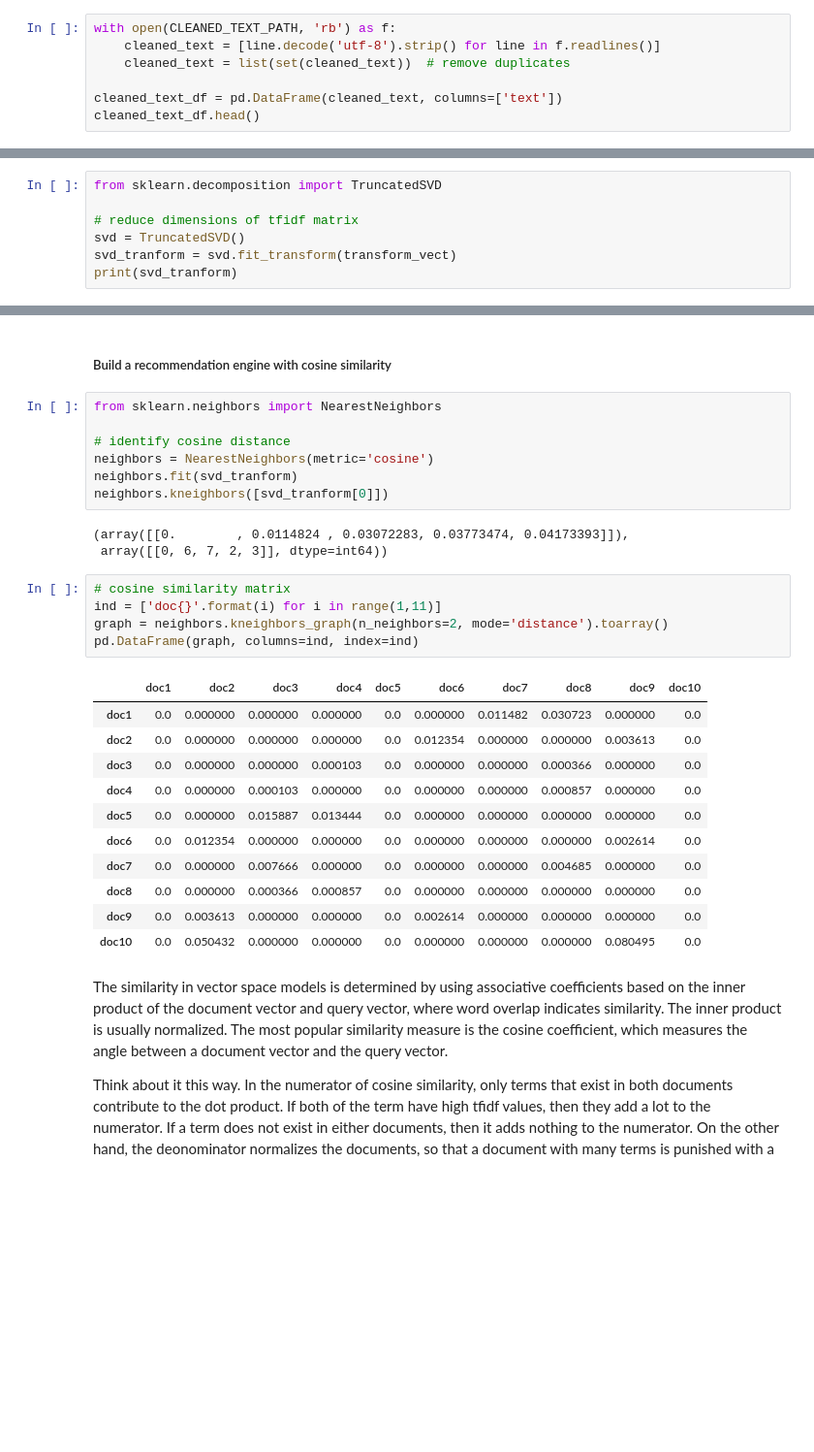
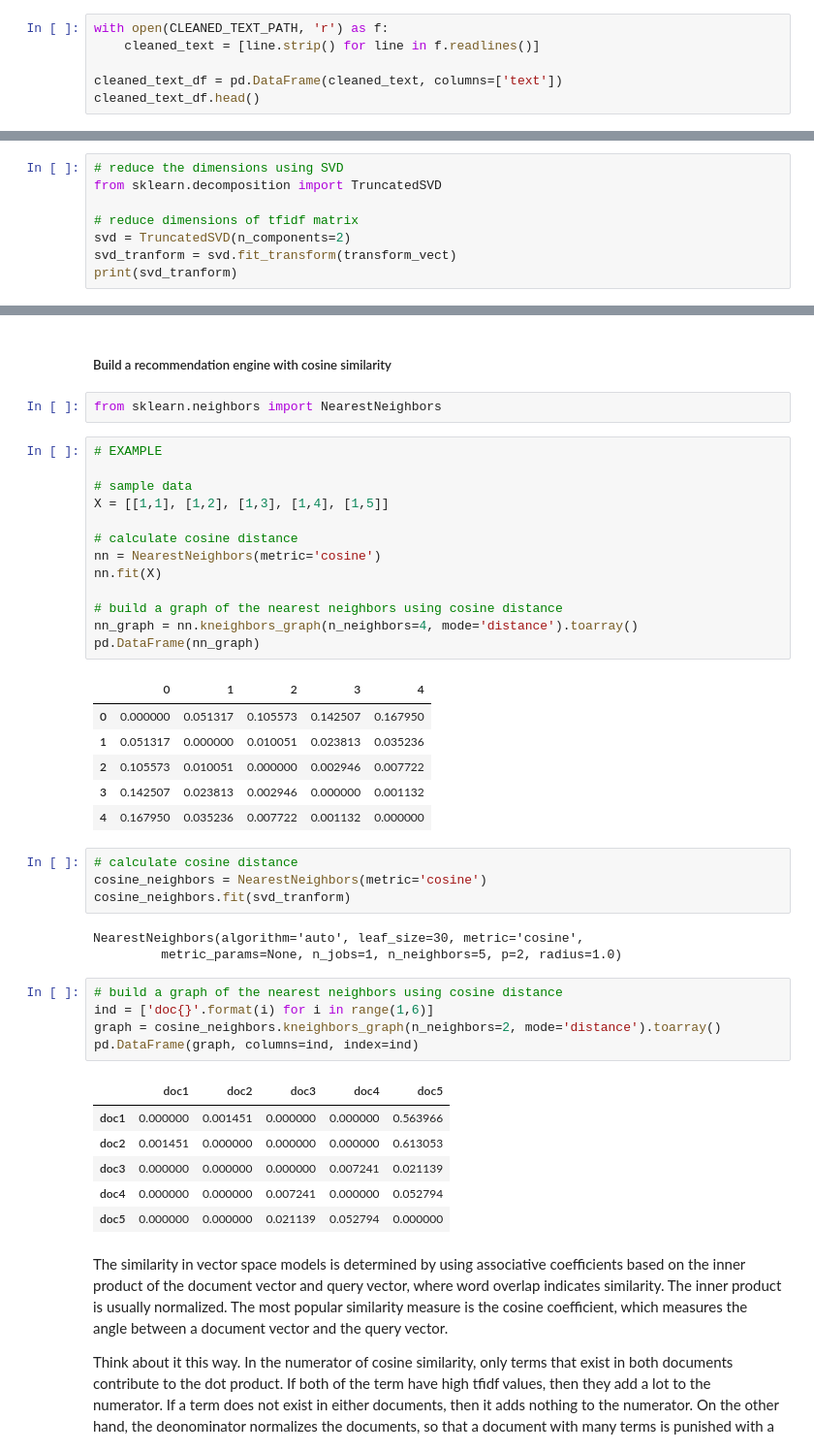
Before and after one commit to Alexjmsherman/nlp_practicum_health, a Jupyter notebook: lessons/lesson_7_text_similarity/text_similarity_solution.ipynb, the cells around one changed output, grey strips where cells are left out. Shown at 97% size. Saved outputs shown, nothing was run; the diff lists cells and outputs as text; blank space fills up the shorter version.

```diff
--- a/lessons/lesson_7_text_similarity/text_similarity_solution.ipynb
+++ b/lessons/lesson_7_text_similarity/text_similarity_solution.ipynb
@@ -75,9 +80,8 @@ SIMILARITY_INDEX = config['NLP']['SIMILARITY_INDEX']
 # %% [markdown]
 ### Review Cleaned Text
 # %%
-with open(CLEANED_TEXT_PATH, 'rb') as f:
-    cleaned_text = [line.decode('utf-8').strip() for line in f.readlines()]
-    cleaned_text = list(set(cleaned_text))  # remove duplicates
+with open(CLEANED_TEXT_PATH, 'r') as f:
+    cleaned_text = [line.strip() for line in f.readlines()]
 
 cleaned_text_df = pd.DataFrame(cleaned_text, columns=['text'])
 cleaned_text_df.head()
@@ -480,8 +473,9 @@ pd.DataFrame(transform_vect.toarray(), columns=vect.get_feature_names())
 # %%
+# reduce the dimensions using SVD
 from sklearn.decomposition import TruncatedSVD
 
 # reduce dimensions of tfidf matrix
-svd = TruncatedSVD()
+svd = TruncatedSVD(n_components=2)
 svd_tranform = svd.fit_transform(transform_vect)
 print(svd_tranform)
 # %% [output]
@@ -498,32 +487,46 @@ print(svd_tranform)
 # %% [markdown]
 ##### Build a recommendation engine with cosine similarity
+# %%
+from sklearn.neighbors import NearestNeighbors
+# %%
+# EXAMPLE
+
+# sample data
+X = [[1,1], [1,2], [1,3], [1,4], [1,5]]
+
+# calculate cosine distance
+nn = NearestNeighbors(metric='cosine')
+nn.fit(X)
+
+# build a graph of the nearest neighbors using cosine distance
+nn_graph = nn.kneighbors_graph(n_neighbors=4, mode='distance').toarray()
+pd.DataFrame(nn_graph)
+# %% [output]
+|  | 0 | 1 | 2 | 3 | 4 |
+| 0 | 0.000000 | 0.051317 | 0.105573 | 0.142507 | 0.167950 |
+| 1 | 0.051317 | 0.000000 | 0.010051 | 0.023813 | 0.035236 |
+| 2 | 0.105573 | 0.010051 | 0.000000 | 0.002946 | 0.007722 |
+| 3 | 0.142507 | 0.023813 | 0.002946 | 0.000000 | 0.001132 |
+| 4 | 0.167950 | 0.035236 | 0.007722 | 0.001132 | 0.000000 |
 # %%
-from sklearn.neighbors import NearestNeighbors
-
-# identify cosine distance
-neighbors = NearestNeighbors(metric='cosine')
-neighbors.fit(svd_tranform)
-neighbors.kneighbors([svd_tranform[0]])
+# calculate cosine distance
+cosine_neighbors = NearestNeighbors(metric='cosine')
+cosine_neighbors.fit(svd_tranform)
 # %% [output]
-(array([[0.        , 0.0114824 , 0.03072283, 0.03773474, 0.04173393]]),
- array([[0, 6, 7, 2, 3]], dtype=int64))
+NearestNeighbors(algorithm='auto', leaf_size=30, metric='cosine',
+         metric_params=None, n_jobs=1, n_neighbors=5, p=2, radius=1.0)
 # %%
-# cosine similarity matrix
-ind = ['doc{}'.format(i) for i in range(1,11)]
-graph = neighbors.kneighbors_graph(n_neighbors=2, mode='distance').toarray()
+# build a graph of the nearest neighbors using cosine distance
+ind = ['doc{}'.format(i) for i in range(1,6)]
+graph = cosine_neighbors.kneighbors_graph(n_neighbors=2, mode='distance').toarray()
 pd.DataFrame(graph, columns=ind, index=ind)
 # %% [output]
-|  | doc1 | doc2 | doc3 | doc4 | doc5 | doc6 | doc7 | doc8 | doc9 | doc10 |
-| doc1 | 0.0 | 0.000000 | 0.000000 | 0.000000 | 0.0 | 0.000000 | 0.011482 | 0.030723 | 0.000000 | 0.0 |
-| doc2 | 0.0 | 0.000000 | 0.000000 | 0.000000 | 0.0 | 0.012354 | 0.000000 | 0.000000 | 0.003613 | 0.0 |
-| doc3 | 0.0 | 0.000000 | 0.000000 | 0.000103 | 0.0 | 0.000000 | 0.000000 | 0.000366 | 0.000000 | 0.0 |
-| doc4 | 0.0 | 0.000000 | 0.000103 | 0.000000 | 0.0 | 0.000000 | 0.000000 | 0.000857 | 0.000000 | 0.0 |
-| doc5 | 0.0 | 0.000000 | 0.015887 | 0.013444 | 0.0 | 0.000000 | 0.000000 | 0.000000 | 0.000000 | 0.0 |
-| doc6 | 0.0 | 0.012354 | 0.000000 | 0.000000 | 0.0 | 0.000000 | 0.000000 | 0.000000 | 0.002614 | 0.0 |
-| doc7 | 0.0 | 0.000000 | 0.007666 | 0.000000 | 0.0 | 0.000000 | 0.000000 | 0.004685 | 0.000000 | 0.0 |
-| doc8 | 0.0 | 0.000000 | 0.000366 | 0.000857 | 0.0 | 0.000000 | 0.000000 | 0.000000 | 0.000000 | 0.0 |
-| doc9 | 0.0 | 0.003613 | 0.000000 | 0.000000 | 0.0 | 0.002614 | 0.000000 | 0.000000 | 0.000000 | 0.0 |
-| doc10 | 0.0 | 0.050432 | 0.000000 | 0.000000 | 0.0 | 0.000000 | 0.000000 | 0.000000 | 0.080495 | 0.0 |
+|  | doc1 | doc2 | doc3 | doc4 | doc5 |
+| doc1 | 0.000000 | 0.001451 | 0.000000 | 0.000000 | 0.563966 |
+| doc2 | 0.001451 | 0.000000 | 0.000000 | 0.000000 | 0.613053 |
+| doc3 | 0.000000 | 0.000000 | 0.000000 | 0.007241 | 0.021139 |
+| doc4 | 0.000000 | 0.000000 | 0.007241 | 0.000000 | 0.052794 |
+| doc5 | 0.000000 | 0.000000 | 0.021139 | 0.052794 | 0.000000 |
 # %% [markdown]
 The similarity in vector space models is determined by using associative coefficients based on the inner product of the document vector and query vector, where word overlap indicates similarity. The inner product is usually normalized. The most popular similarity measure is the cosine coefficient, which measures the angle between a document vector and the query vector.
 
```
Also changed, not shown: parts of 88 cells of this notebook, 3 other files.
